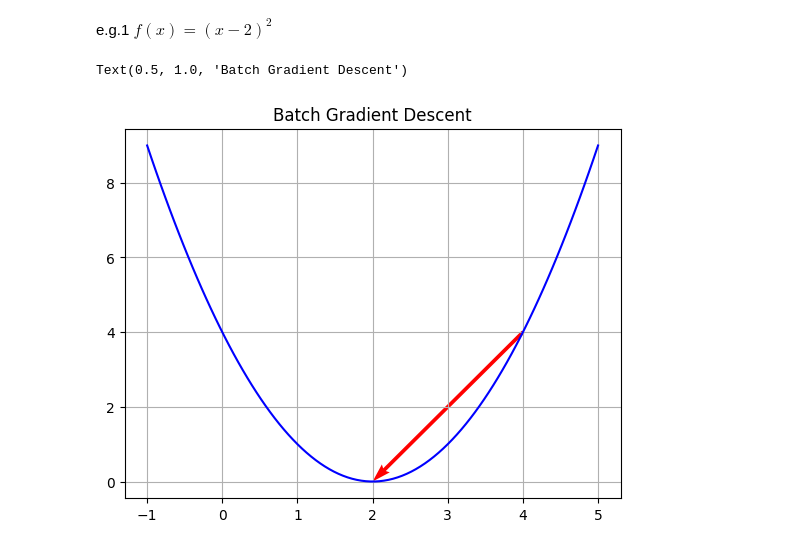
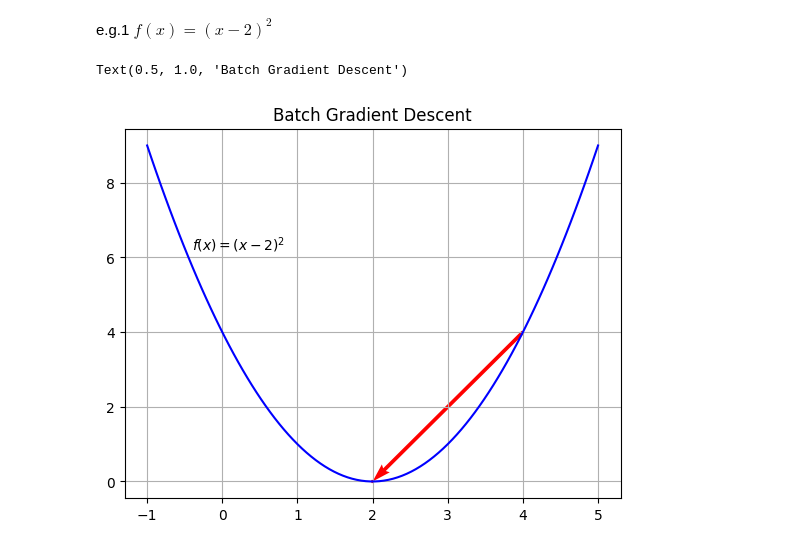
Before and after one commit to pquynhvu/ML, a Jupyter notebook: demo/gradient-descent.ipynb, the cells around one changed output. Drawn from its saved outputs; the diff is of its cells as text; code cells hidden in the pictures.

```diff
--- a/demo/gradient-descent.ipynb
+++ b/demo/gradient-descent.ipynb
@@ -10,14 +15,15 @@ import seaborn as sns
 # %% [markdown]
 e.g.1 $f(x) = (x-2)^2$
 # %%
-theta, gd = gradient_descent(4, 1/2, 0.01)
+theta, gd = gradient_descent(4, 1/2, 0.001)
 # %%
 x = np.linspace(-1, 5, num=100)
 plt.plot(x, (x-2)**2, c='b')
+plt.text(-0.4, 6.2, '$f(x) = (x-2)^2$')
 
 plt.quiver(theta[:-1], gd[:-1], theta[1:]-theta[:-1], gd[1:]-gd[:-1], scale_units='xy', angles='xy', color='r', scale=1)
 plt.grid()
 plt.title('Batch Gradient Descent')
 # %% [output]
 Text(0.5, 1.0, 'Batch Gradient Descent')
-[figure, old version]
+[figure, new version]
```
Also changed, not shown: parts of 4 cells of this notebook, 1 other file.
